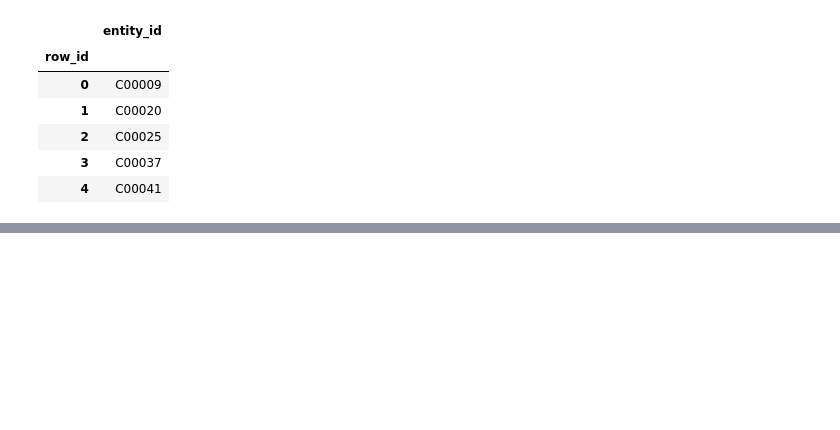
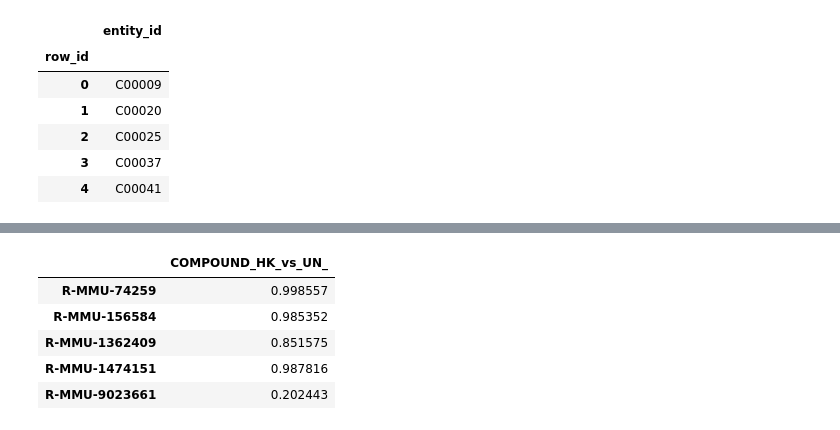
Before and after one commit to glasgowcompbio/GraphOmics, a Jupyter notebook: web_omics/notebooks/pipeline/webomics_pipeline.ipynb, the cells around one changed output, grey strips where cells are left out. Drawn from its saved outputs; the diff is of its cells as text; code cells hidden in the pictures; blank space fills up the shorter version.

```diff
--- a/web_omics/notebooks/pipeline/webomics_pipeline.ipynb
+++ b/web_omics/notebooks/pipeline/webomics_pipeline.ipynb
@@ -180,0 +203,16 @@ pathway_df
+# %%
+result_cols = list(filter(lambda x: x.endswith('comb_p'), pathway_df.columns))
+pals_df = pathway_df[result_cols]
+
+# remove 'comb_p' from the column names
+pals_df = pals_df.rename(columns={
+    col: '_'.join(col.split(' ')[0:-1]).strip() for col in pals_df.columns
+})
+pals_df.head()
+# %% [output]
+|  | COMPOUND_HK_vs_UN_ |
+| R-MMU-74259 | 0.998557 |
+| R-MMU-156584 | 0.985352 |
+| R-MMU-1362409 | 0.851575 |
+| R-MMU-1474151 | 0.987816 |
+| R-MMU-9023661 | 0.202443 |
```
Also changed, not shown: parts of 16 cells of this notebook, 6 other files.
